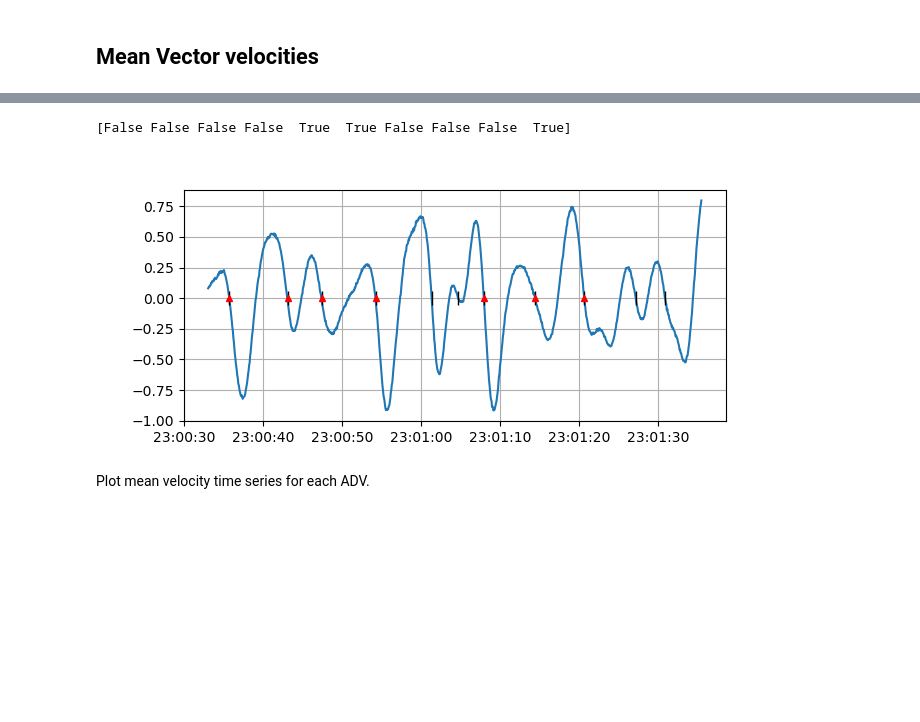
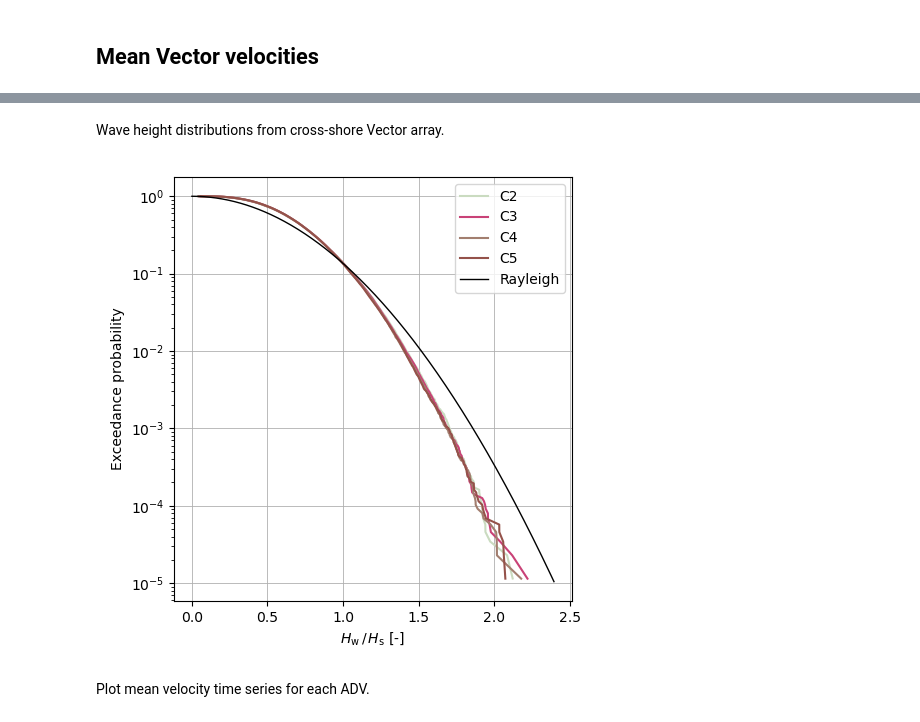
Before and after one commit to mikapm/pyROXSI, a Jupyter notebook: roxsi_pyfuns/notebooks/ssa_circulation.ipynb, the cells around one changed output, grey strips where cells are left out. Drawn from its saved outputs; the diff is of its cells as text; code cells hidden in the pictures; blank space fills up the shorter version.

```diff
--- a/roxsi_pyfuns/notebooks/ssa_circulation.ipynb
+++ b/roxsi_pyfuns/notebooks/ssa_circulation.ipynb
@@ -100,8 +100,10 @@ for mid, serv in zip(mids, servs):
     dsv['uls'] = (['time'], vr)
 
     # Initialize lists to store zero-crossing data
-    dzc = {'Hw': [], 'Hc':[], 'eta_mean':[], 'ucs_mean':[], 'uls_mean':[], 'w_mean':[]} # DZC
-    dzcu = {'Hw': [], 'Hc':[], 'eta_mean':[], 'ucs_mean':[], 'uls_mean':[], 'w_mean':[]} # UZC
+    dzc = {'Hw': [], 'Hwn': [], 'Hc':[], 'Hcn':[], 'eta_mean':[], 'ucs_mean':[],
+           'uls_mean':[], 'w_mean':[]} # DZC
+    dzcu = {'Hw': [], 'Hwn': [], 'Hc':[], 'Hcn':[], 'eta_mean':[], 'ucs_mean':[],
+           'uls_mean':[], 'w_mean':[]} # UZC
     timestamps_d = []
     timestamps_u = []
     # Estimate spectra from bursts
@@ -120,36 +122,36 @@ for mid, serv in zip(mids, servs):
         eta = seg.eta_lin.to_dataframe() # Convert to pandas
         # Remove leading/trailing NANs
         eta = eta.dropna()
-        eta = eta.iloc[30*16:-30*16]
         zc, Hw, Hc, Ht = rpzc.get_waveheights(eta.values, method='down', minlen=4*16)
         # Get mean waterlevel for each wave
         _, eta_mean = rpzc.get_waveheights(eta.values, method='down', zero_crossings=zc,
             func='mean')
+        # Compute Hs from std
+        Hs = np.nanstd(eta.values) * 4
         # Get mean cross-shore velocity for each wave
         ucs = seg.ucs.to_dataframe() # Convert to pandas
         # Remove leading/trailing NANs
         ucs = ucs.dropna()
-        ucs = ucs.iloc[30*16:-30*16]
         _, ucs_mean = rpzc.get_waveheights(ucs.values, method='down', zero_crossings=zc,
             func='mean')
         # Get mean along-shore velocity for each wave
         uls = seg.uls.to_dataframe() # Convert to pandas
         # Remove leading/trailing NANs
         uls = uls.dropna()
-        uls = uls.iloc[30*16:-30*16]
         _, uls_mean = rpzc.get_waveheights(uls.values, method='down', zero_crossings=zc,
             func='mean')
         # Get mean vertical velocity for each wave
         w = seg.uU.to_dataframe() # Convert to pandas
         # Remove leading/trailing NANs
         w = w.dropna()
-        w = w.iloc[30*16:-30*16]
         _, w_mean = rpzc.get_waveheights(w.values, method='down', zero_crossings=zc,
             func='mean')
         # Extend lists
         timestamps_d.extend(eta.index[zc[:-1]])
         dzc['Hw'].extend(Hw)
+        dzc['Hwn'].extend(Hw / Hs) # Normalized wave heights
         dzc['Hc'].extend(Hc)
+        dzc['Hcn'].extend(Hc / Hs) # Normalized crest heights
         dzc['eta_mean'].extend(eta_mean)
         dzc['ucs_mean'].extend(ucs_mean)
         dzc['uls_mean'].extend(uls_mean)
@@ -167,7 +169,9 @@ for mid, serv in zip(mids, servs):
         # Extend lists (upward zero-crossings)
         timestamps_u.extend(eta.index[zcu[:-1]])
         dzcu['Hw'].extend(Hwu)
+        dzcu['Hwn'].extend(Hwu / Hs) # Normalized wave heights
         dzcu['Hc'].extend(Hcu)
+        dzcu['Hcn'].extend(Hcu / Hs) # Normalized crest heights
         dzcu['eta_mean'].extend(eta_mean_u)
         dzcu['ucs_mean'].extend(ucs_mean_u)
         dzcu['uls_mean'].extend(uls_mean_u)
@@ -367,26 +377,38 @@ plt.show()
-# %%
-idx = np.argwhere(dfd['L2'].ucs_mean.values == dfd['L2'].ucs_mean.max()).item()
-dfd['L2'].iloc[idx]
-# dfd['L2'].eta_mean.max()
-np.diff(zc).shape
-# (np.diff(zc) / 16).min()
-ep = eta.iloc[:1000].copy()
-zci, _, _, _ = rpzc.get_waveheights(ep)
-idx = (np.diff(zci[::1]) / 16) < 4
-print(idx)
-zci2 = zci[:-1][~idx]
-fig, ax = plt.subplots(figsize=(7,3))
-ax.plot(ep.index, ep)
-ax.grid()
-ax.plot(ep.index[zci], np.zeros_like(ep)[zci], linestyle='none', marker='|',
-    color='k', markersize=10)
-ax.plot(ep.index[zci2], np.zeros_like(ep)[zci2], linestyle='none', marker='^',
-    color='r', markersize=5)
-
-plt.show()
-# %% [output]
-[False False False False  True  True False False False  True]
-[figure, removed]
+# %% [markdown]
+Wave height distributions from cross-shore Vector array.
+# %%
+# Plot distributions of wave heights from cross-shore Vector array
+fig, ax = plt.subplots(figsize=(5,5),)
+
+t0 = pd.Timestamp('2022-07-13 00:00:00')
+t1 = pd.Timestamp('2022-07-17 00:00:00')
+
+cs = ['#CADBC0', '#C94277', '#A27E6F', '#94524A', '#2F0A28', '#6B717E']
+mids = ['C2', 'C3', 'C4', 'C5']
+for i, mid in enumerate(mids):
+    # Get xy axes for wave height distributions
+    x = dfd[mid].loc[t0:t1].Hwn.values # Norm. wave heights
+    # Get probabilities for y axis
+    y, std = rpzc.exceedance_prob(x)
+    # Plot distribution in semilogy
+    ax.semilogy(np.sort(x), y, color=cs[i], label=mid)
+    # Plot Rayleigh distribution (just once)
+    if i == 3:
+        xr = np.linspace(0, 2.5, 500)
+        peta4 = np.exp(-2*(xr**2)) # Wave heights
+        ind = np.where(peta4 >= 0.00001) # (only down to 10^-5)
+        ax.semilogy(xr[ind], peta4[ind], color='k', linestyle='-', label='Rayleigh',
+                           linewidth=1)
+
+ax.grid(linewidth=0.6)
+ax.legend()
+ax.set_xlabel(r'$H_\mathrm{w} \, / \, H_\mathrm{s}$ [-]')
+ax.set_ylabel(r'Exceedance probability')
+
+plt.tight_layout()
+plt.show()
+# %% [output]
+[figure, added]
 # %% [markdown]
 Plot mean velocity time series for each ADV.
 # %%
```
Also changed, not shown: parts of 5 cells of this notebook.
